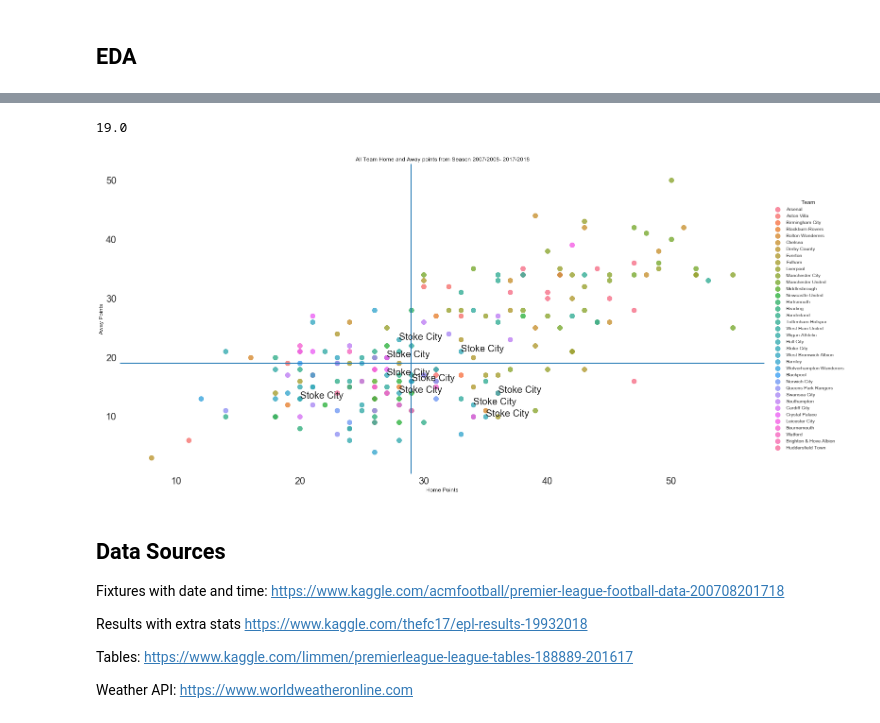
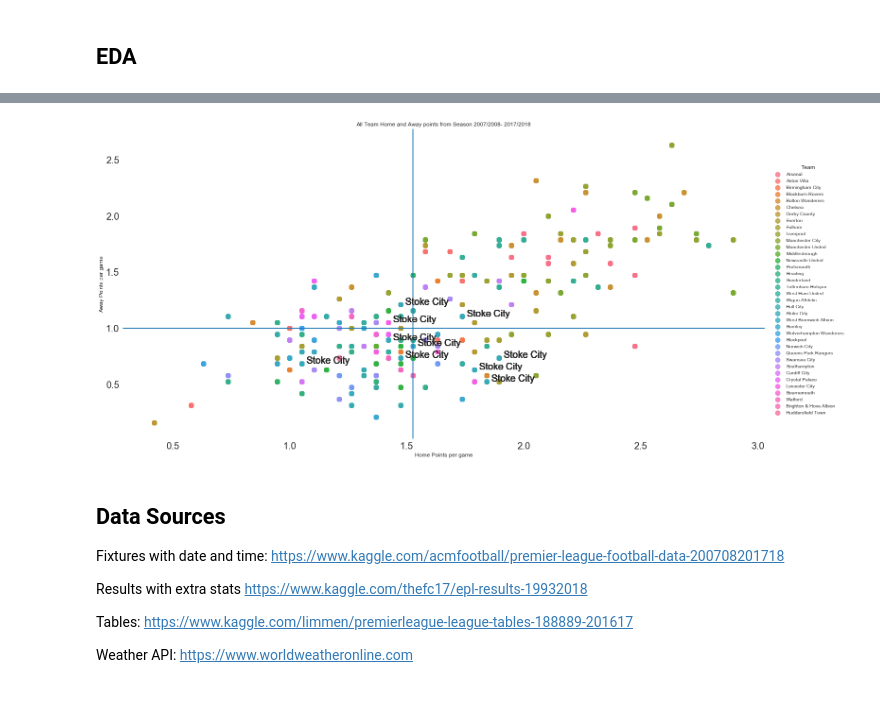
Before and after one commit to myfriendscallmeJ/a4, a Jupyter notebook: Project 4.ipynb, the cells around one changed output, grey strips where cells are left out. Saved outputs shown, nothing was run; the diff lists cells and outputs as text; code cells hidden in the pictures.

Commit message:
Fix date issues and expand club points df (WIP)

```diff
--- a/Project 4.ipynb
+++ b/Project 4.ipynb
@@ -487,5 +455,3 @@ PremierLeague = PremierLeague.merge(weather, on=['City', 'Date_Time'], how='oute
 PremierLeague.drop_duplicates(subset=None, keep='first', inplace=True)
 # %%
 PremierLeague.drop(['Match_ID', 'index', 'Date'], axis=1, inplace=True)
-# %%
-PremierLeague['Date_Time'] = pd.to_datetime(PremierLeague['Date_Time']) #*****
@@ -518,4 +458,6 @@ PremierLeague['DayofWeek']= PremierLeague['Date_Time'].dt.day_name()
 # %%
+PremierLeague['Date_Time'] = pd.to_datetime(PremierLeague['Date_Time'], dayfirst=True)
+PremierLeague['DayofWeek'] = PremierLeague['Date_Time'].dt.day_name()
 PremierLeague['Date']= pd.to_datetime(PremierLeague['Date_Time'].dt.date)
 PremierLeague['Kickoff']=PremierLeague['Date_Time'].dt.time
 PremierLeague.drop(['Date_Time'], axis=1, inplace=True)
@@ -675,14 +554,20 @@ def away_points_cal(row):
 
 PremierLeague['HomePoints']=PremierLeague.apply(home_points_cal,axis=1)
 PremierLeague['AwayPoints']=PremierLeague.apply(away_points_cal,axis=1)
-Club_Pts=PremierLeague[['Season', 'Date','HomeTeam','AwayTeam','HomeScore','AwayScore', 'Result','HomePoints','AwayPoints']]
-Home_Pts=pd.DataFrame(Club_Pts.groupby(['Season','HomeTeam'])['HomePoints'].sum())
+Club_Pts=PremierLeague[['Season', 'Date','HomeTeam','AwayTeam','HomeScore','AwayScore', 'Result','Attendance','HomePoints','AwayPoints', 'AwayShots', 'AwayShotsOnTarget', 'HomeFouls', 'HomeYellows']]
+Home_Pts=pd.DataFrame(Club_Pts.groupby(['Season','HomeTeam'])['HomePoints', 'Attendance'].mean())
 Home_Pts.reset_index(inplace=True)
-Home_Pts=Home_Pts.rename(columns={'HomeTeam':'Team'})
-Away_Pts=pd.DataFrame(Club_Pts.groupby(['Season','AwayTeam'])['AwayPoints'].sum())
+Home_Pts=Home_Pts.rename(columns={'HomeTeam':'Team', 'HomePoints':'HomePPG','Attendance':'AvgAttendance'})
+Home_Pts2=pd.DataFrame(Club_Pts.groupby(['Season','HomeTeam'])['HomePoints'].sum())
+Home_Pts2.reset_index(inplace=True)
+Home_Pts2=Home_Pts2.rename(columns={'HomeTeam':'Team'})
+Home_Pts = pd.merge(Home_Pts2, Home_Pts)
+Away_Pts=pd.DataFrame(Club_Pts.groupby(['Season','AwayTeam'])['AwayPoints', 'AwayShots', 'AwayShotsOnTarget', 'HomeFouls', 'HomeYellows' ].mean())
 Away_Pts.reset_index(inplace=True)
-Away_Pts=Away_Pts.rename(columns={'AwayTeam':'Team'})
-Away_Pts
-Club_Pts=pd.merge(Home_Pts, Away_Pts)
-Club_Pts
+Away_Pts=Away_Pts.rename(columns={'AwayTeam':'Team', 'AwayPoints':'AwayPPG', 'HomeFouls':'FoulsDrawnAway', 'HomeYellows':'OppYellowsAway'})
+Away_Pts2 = pd.DataFrame(Club_Pts.groupby(['Season','AwayTeam'])['AwayPoints'].sum())
+Away_Pts2.reset_index(inplace=True)
+Away_Pts = pd.merge(Away_Pts2, Away_Pts)
+Club_Pts=pd.merge(Home_Pts,  Away_Pts)
+Club_Pts.head()
 # %% [output]
@@ -707,34 +580,31 @@ Club_Pts
 # %%
-HomeMedian = Club_Pts.HomePoints.median()
-AwayMedian = Club_Pts.AwayPoints.median()
-AwayMedian
+HomeMedian = Club_Pts.HomePPG.median()
+AwayMedian = Club_Pts.AwayPPG.median()
-# %% [output]
-19.0
 # %%
 plt.rcParams['axes.facecolor'] = 'w'
 rcParams['figure.figsize'] = 20,15
 rcParams["scatter.marker"]='s'
-ax = sns.lmplot('HomePoints','AwayPoints',data=Club_Pts,fit_reg=False, height = 10,aspect =2,hue='Team',scatter_kws={"s": 100})
+ax = sns.lmplot('HomePPG','AwayPPG',data=Club_Pts,fit_reg=False, height = 10,aspect =2,hue='Team',scatter_kws={"s": 100})
 def label_point(x, y, val, ax):
     a = pd.concat({'x': x, 'y': y, 'val': val}, axis=1)
     for i, point in a.iterrows():
         if point['val']=='Stoke City':
             ax.text(point['x']+.02, point['y'], str(point['val']),fontsize=20)
 
 plt.axvline(HomeMedian)
 plt.axhline(AwayMedian)
 
 plt.title('All Team Home and Away points from Season 2007/2008- 2017/2018')
 # Set x-axis label
-plt.xlabel('Home Points')
+plt.xlabel('Home Points per game')
 # Set y-axis label
-plt.ylabel('Away Points')
+plt.ylabel('Away Points per game')
 
 
 
-label_point(Club_Pts.HomePoints, Club_Pts.AwayPoints, Club_Pts.Team, plt.gca())
+label_point(Club_Pts.HomePPG, Club_Pts.AwayPPG, Club_Pts.Team, plt.gca())
 # %% [output]
-[figure, old version]
+[figure, new version]
 # %% [markdown]
 <a id="Data_Sources"></a>
 ## Data Sources
```
Also changed, not shown: parts of 24 cells of this notebook.
